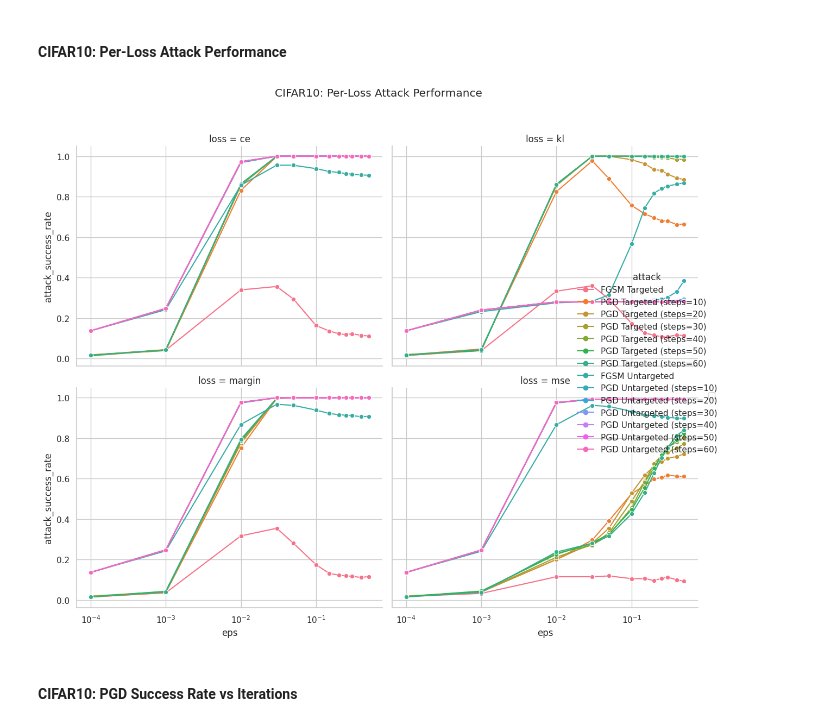
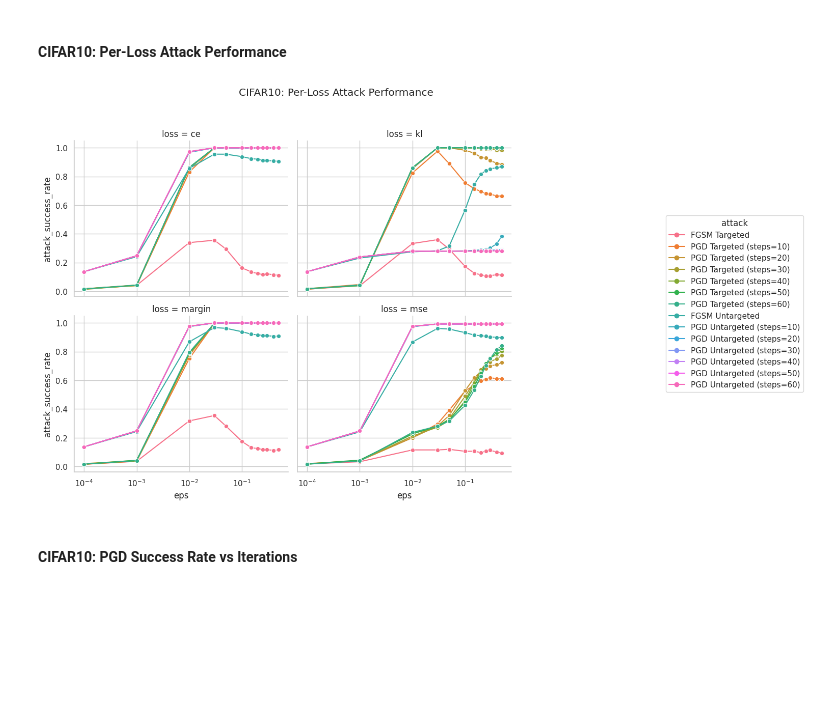
Before and after one commit to ch-yun-01/adversarial-fgsm-pgd, a Jupyter notebook: anaylze.ipynb, the cells around one changed output. Cells and saved outputs as stored; diff of their text form; code cells hidden in the pictures; blank space fills up the shorter version.

```diff
--- a/anaylze.ipynb
+++ b/anaylze.ipynb
@@ -356,23 +385,33 @@ plt.show()
 # %%
 g = sns.relplot(
     data=cifar_df,
     x="eps",
     y="attack_success_rate",
     hue="attack",
     col="loss",
     kind="line",
     marker="o",
-    col_wrap=2
+    col_wrap=2,
+    height=4,
+    aspect=1.2,
+    legend="full"
 )
+
 g.set(xscale="log")
 g.fig.suptitle("CIFAR10: Per-Loss Attack Performance", y=1.03)
 
-plt.legend(bbox_to_anchor=(1.02, 1), loc="upper left")
+sns.move_legend(
+    g,
+    "center left",
+    bbox_to_anchor=(1.02, 0.5),
+    frameon=True
+)
 
-plt.tight_layout()
+g.fig.subplots_adjust(right=0.78, top=0.90)
+
 plt.show()
 # %% [output]
-[figure, old version]
+[figure, new version]
 # %% [markdown]
 #### CIFAR10: PGD Success Rate vs Iterations
 # %%
```
Also changed, not shown: parts of 1 cell of this notebook.
